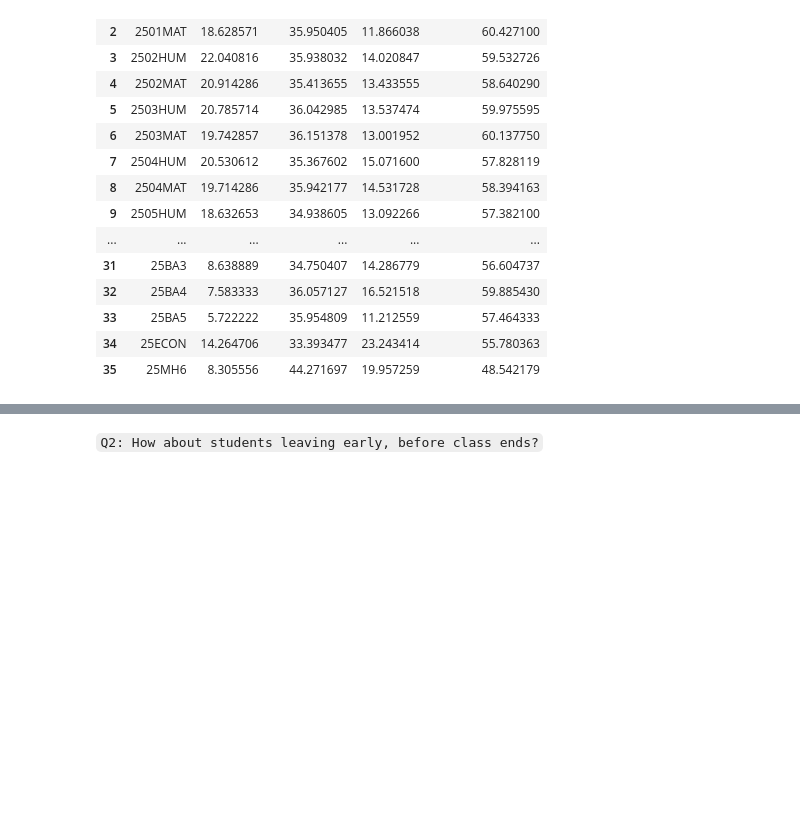
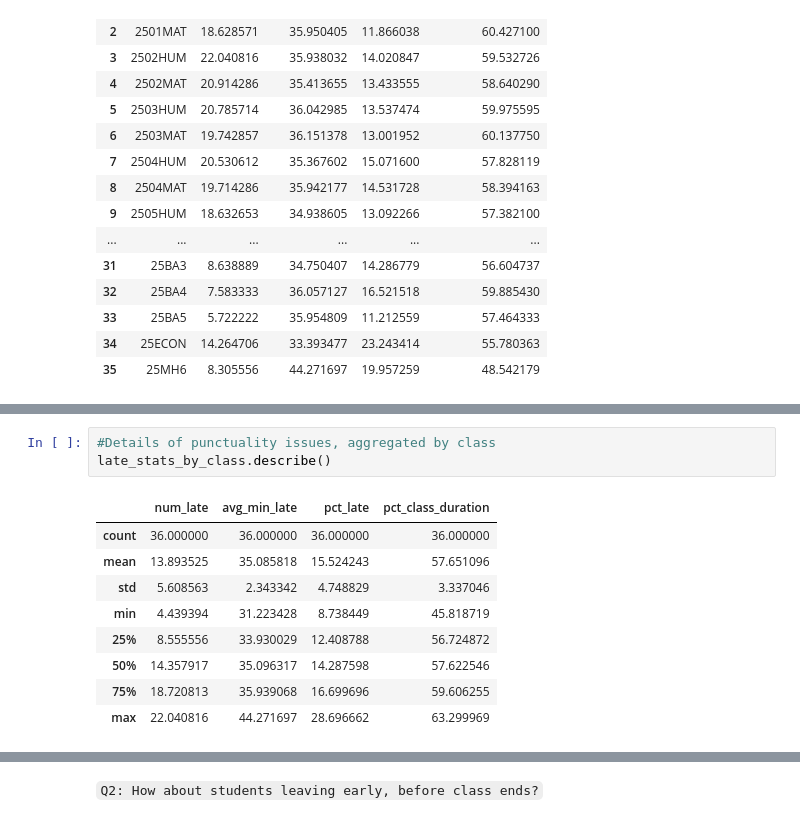
Before and after one commit to tthvan/Customer-Retention-Analysis, a Jupyter notebook: cleanin.ipynb, the cells around one changed output, grey strips where cells are left out. Drawn from its saved outputs; the diff is of its cells as text; blank space fills up the shorter version.

```diff
--- a/cleanin.ipynb
+++ b/cleanin.ipynb
@@ -590 +590,14 @@ plt.show()
+# %%
+#Details of punctuality issues, aggregated by class
+late_stats_by_class.describe()
+# %% [output]
+|  | num_late | avg_min_late | pct_late | pct_class_duration |
+| count | 36.000000 | 36.000000 | 36.000000 | 36.000000 |
+| mean | 13.893525 | 35.085818 | 15.524243 | 57.651096 |
+| std | 5.608563 | 2.343342 | 4.748829 | 3.337046 |
+| min | 4.439394 | 31.223428 | 8.738449 | 45.818719 |
+| 25% | 8.555556 | 33.930029 | 12.408788 | 56.724872 |
+| 50% | 14.357917 | 35.096317 | 14.287598 | 57.622546 |
+| 75% | 18.720813 | 35.939068 | 16.699696 | 59.606255 |
+| max | 22.040816 | 44.271697 | 28.696662 | 63.299969 |
 # %% [markdown]
```
Also changed, not shown: parts of 3 cells of this notebook.
